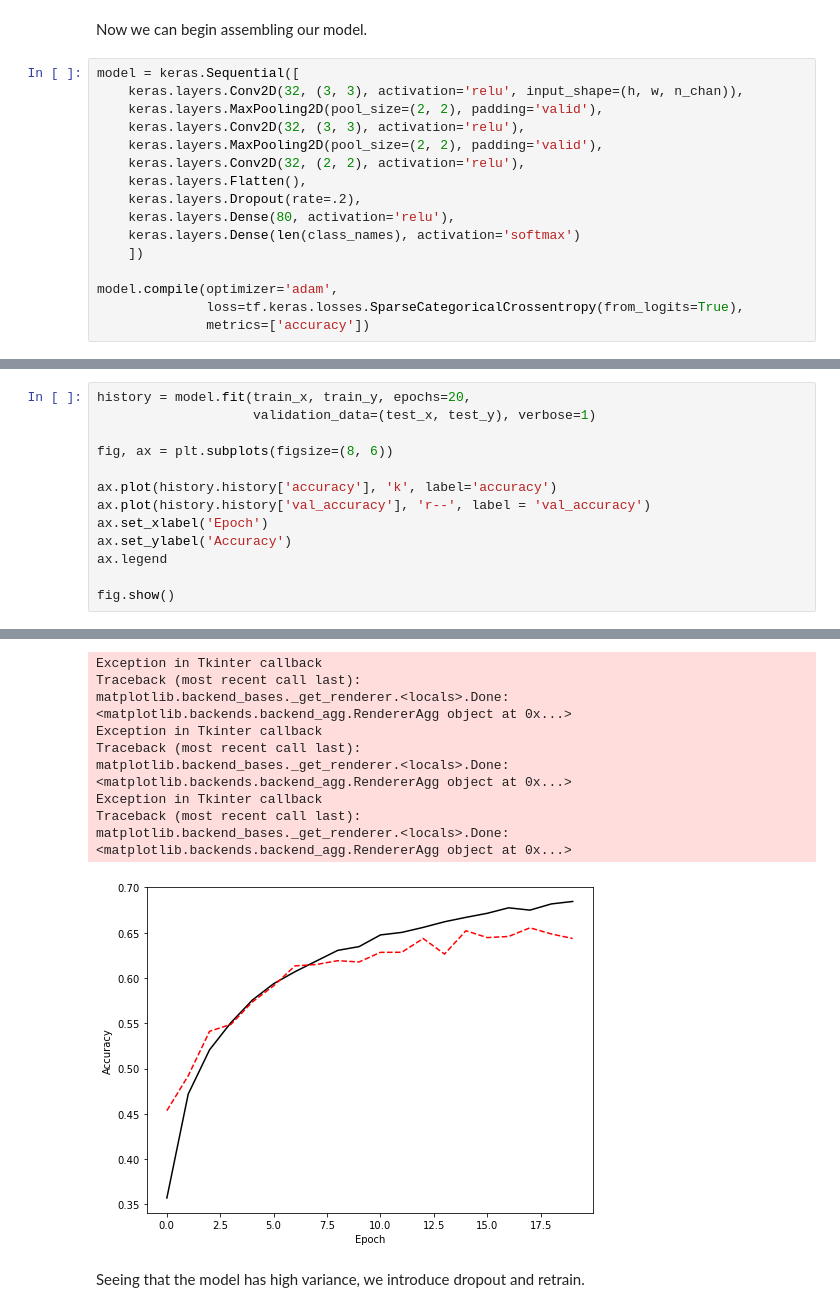
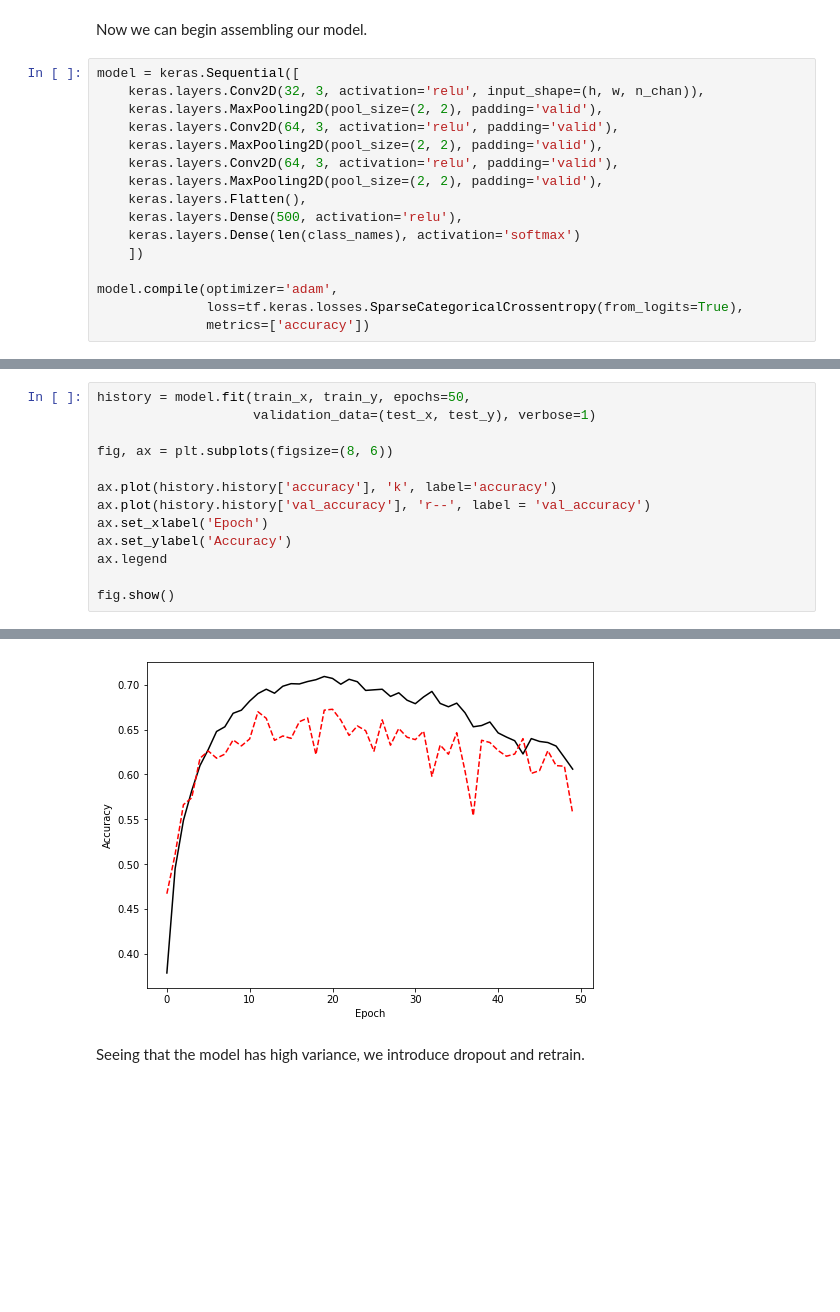
Before and after one commit to sambethune/pattern_analysis, a Jupyter notebook: demo_sheet_2/CIFAR10.ipynb, the cells around one changed output, grey strips where cells are left out. Drawn from its saved outputs; the diff is of its cells as text; blank space fills up the shorter version.

Commit message:
last of day

```diff
--- a/demo_sheet_2/CIFAR10.ipynb
+++ b/demo_sheet_2/CIFAR10.ipynb
@@ -40,14 +40,14 @@ train_x, test_x = (train_x/255 - .5, test_x/255 - .5)
 Now we can begin assembling our model.
 # %%
 model = keras.Sequential([
-    keras.layers.Conv2D(32, (3, 3), activation='relu', input_shape=(h, w, n_chan)),
+    keras.layers.Conv2D(32, 3, activation='relu', input_shape=(h, w, n_chan)),
     keras.layers.MaxPooling2D(pool_size=(2, 2), padding='valid'),
-    keras.layers.Conv2D(32, (3, 3), activation='relu'),
+    keras.layers.Conv2D(64, 3, activation='relu', padding='valid'),
     keras.layers.MaxPooling2D(pool_size=(2, 2), padding='valid'),
-    keras.layers.Conv2D(32, (2, 2), activation='relu'),
+    keras.layers.Conv2D(64, 3, activation='relu', padding='valid'),
+    keras.layers.MaxPooling2D(pool_size=(2, 2), padding='valid'),
     keras.layers.Flatten(),
-    keras.layers.Dropout(rate=.2),
-    keras.layers.Dense(80, activation='relu'),
+    keras.layers.Dense(500, activation='relu'),
     keras.layers.Dense(len(class_names), activation='softmax')
     ])
 
@@ -75,7 +75,7 @@ Trainable params: 79,162
 Non-trainable params: 0
 _________________________________________________________________
 # %%
-history = model.fit(train_x, train_y, epochs=20,
+history = model.fit(train_x, train_y, epochs=50,
                     validation_data=(test_x, test_y), verbose=1)
 
 fig, ax = plt.subplots(figsize=(8, 6))
@@ -108,12 +108,3 @@ Epoch 20/20
-Exception in Tkinter callback
-Traceback (most recent call last):
-matplotlib.backend_bases._get_renderer.<locals>.Done: <matplotlib.backends.backend_agg.RendererAgg object at 0x...>
-Exception in Tkinter callback
-Traceback (most recent call last):
-matplotlib.backend_bases._get_renderer.<locals>.Done: <matplotlib.backends.backend_agg.RendererAgg object at 0x...>
-Exception in Tkinter callback
-Traceback (most recent call last):
-matplotlib.backend_bases._get_renderer.<locals>.Done: <matplotlib.backends.backend_agg.RendererAgg object at 0x...>
-[figure, old version]
+[figure, new version]
 # %% [markdown]
 Seeing that the model has high variance, we introduce dropout and retrain.
```
Also changed, not shown: parts of 2 cells of this notebook.
